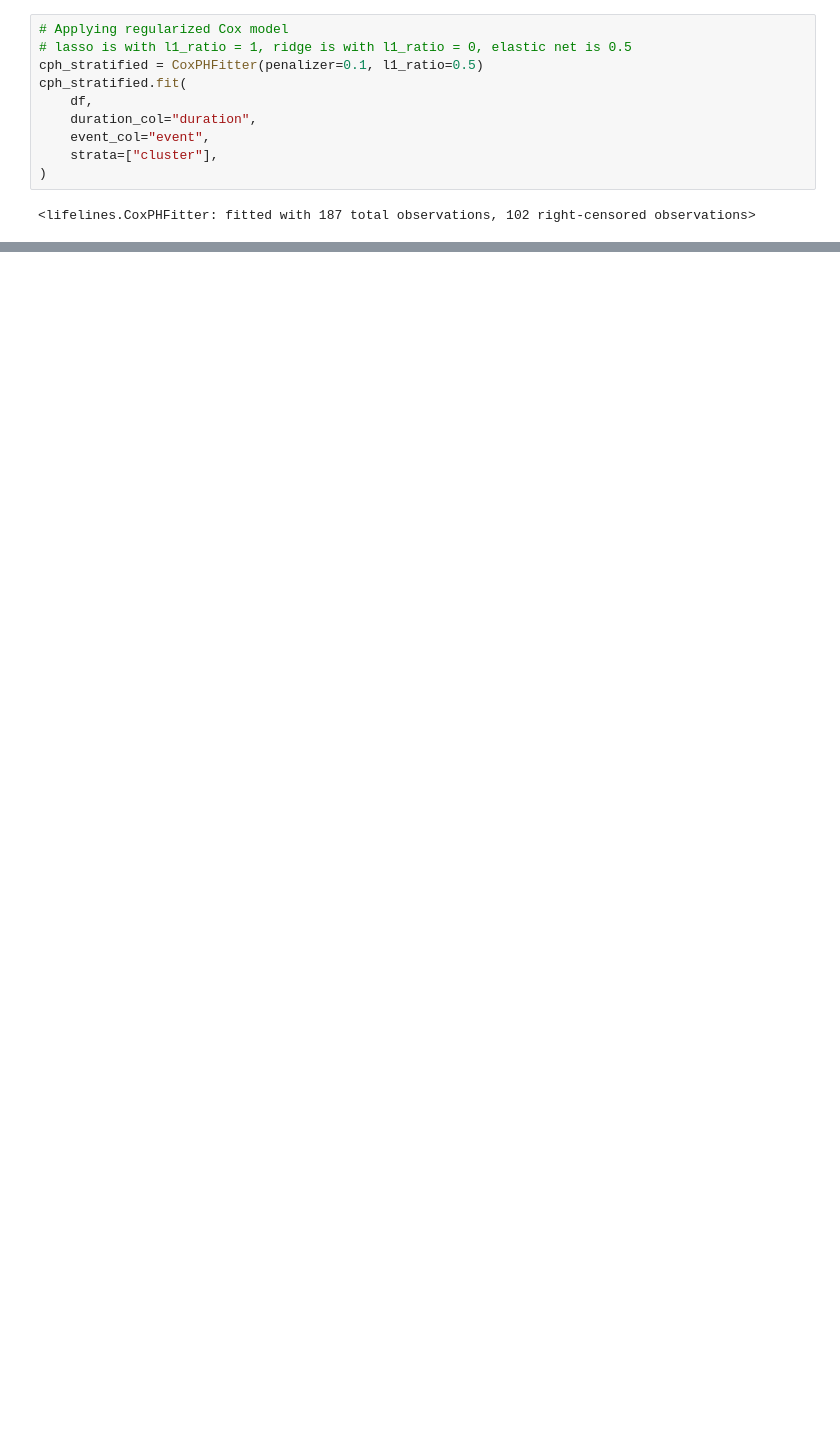
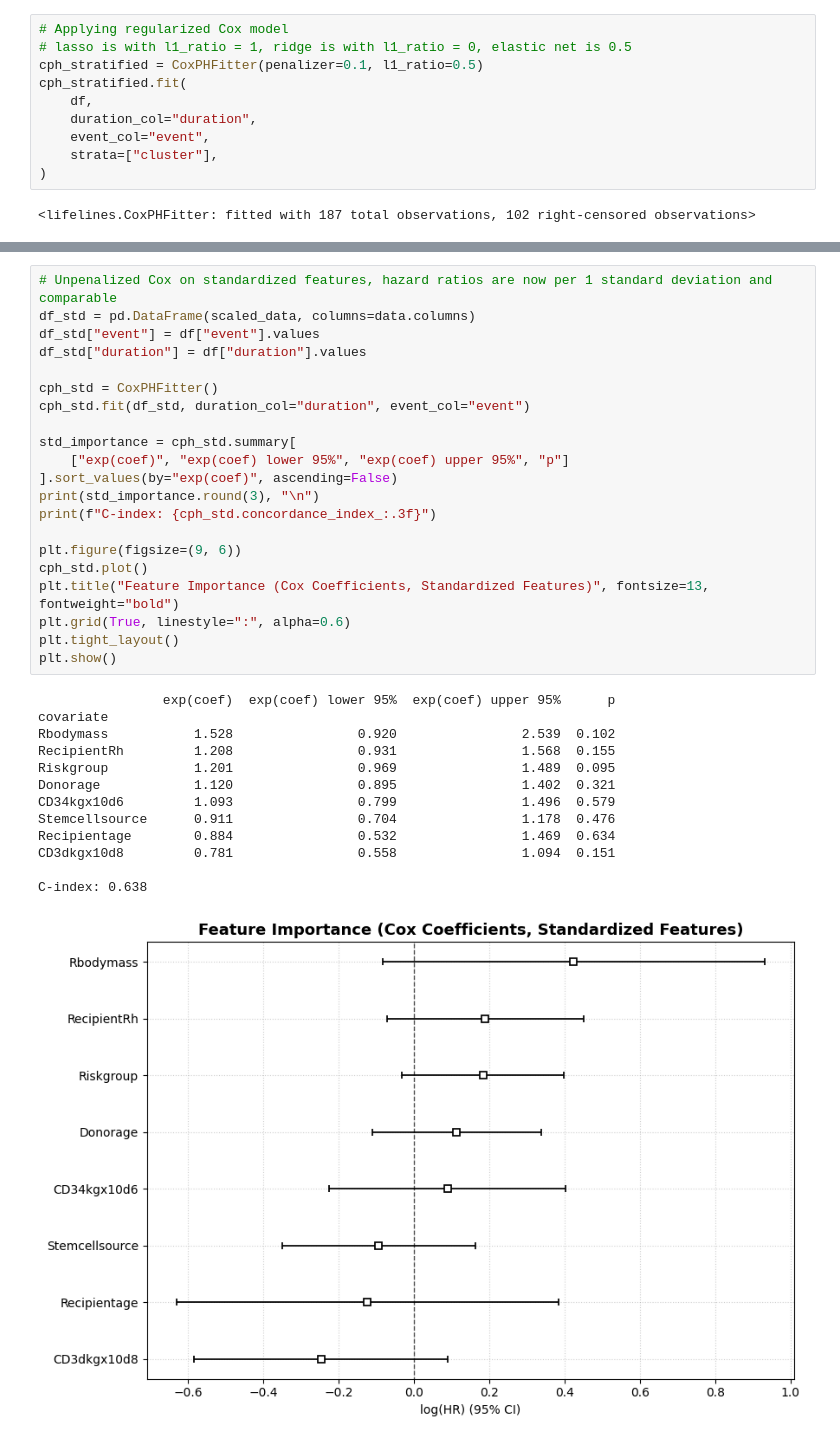
Before and after one commit to alvarodca/MLHealth, a Jupyter notebook: Lab2/survival.ipynb, the cells around one changed output, grey strips where cells are left out. Saved outputs shown, nothing was run; the diff lists cells and outputs as text; blank space fills up the shorter version.

```diff
--- a/Lab2/survival.ipynb
+++ b/Lab2/survival.ipynb
@@ -508,0 +713,35 @@ plt.show()
+# %%
+# Unpenalized Cox on standardized features, hazard ratios are now per 1 standard deviation and comparable
+df_std = pd.DataFrame(scaled_data, columns=data.columns)
+df_std["event"] = df["event"].values
+df_std["duration"] = df["duration"].values
+
+cph_std = CoxPHFitter()
+cph_std.fit(df_std, duration_col="duration", event_col="event")
+
+std_importance = cph_std.summary[
+    ["exp(coef)", "exp(coef) lower 95%", "exp(coef) upper 95%", "p"]
+].sort_values(by="exp(coef)", ascending=False)
+print(std_importance.round(3), "\n")
+print(f"C-index: {cph_std.concordance_index_:.3f}")
+
+plt.figure(figsize=(9, 6))
+cph_std.plot()
+plt.title("Feature Importance (Cox Coefficients, Standardized Features)", fontsize=13, fontweight="bold")
+plt.grid(True, linestyle=":", alpha=0.6)
+plt.tight_layout()
+plt.show()
+# %% [output]
+                exp(coef)  exp(coef) lower 95%  exp(coef) upper 95%      p
+covariate
+Rbodymass           1.528                0.920                2.539  0.102
+RecipientRh         1.208                0.931                1.568  0.155
+Riskgroup           1.201                0.969                1.489  0.095
+Donorage            1.120                0.895                1.402  0.321
+CD34kgx10d6         1.093                0.799                1.496  0.579
+Stemcellsource      0.911                0.704                1.178  0.476
+Recipientage        0.884                0.532                1.469  0.634
+CD3dkgx10d8         0.781                0.558                1.094  0.151
+
+C-index: 0.638
+[figure, added]
```
Also changed, not shown: parts of 29 cells of this notebook, 2 other files.
